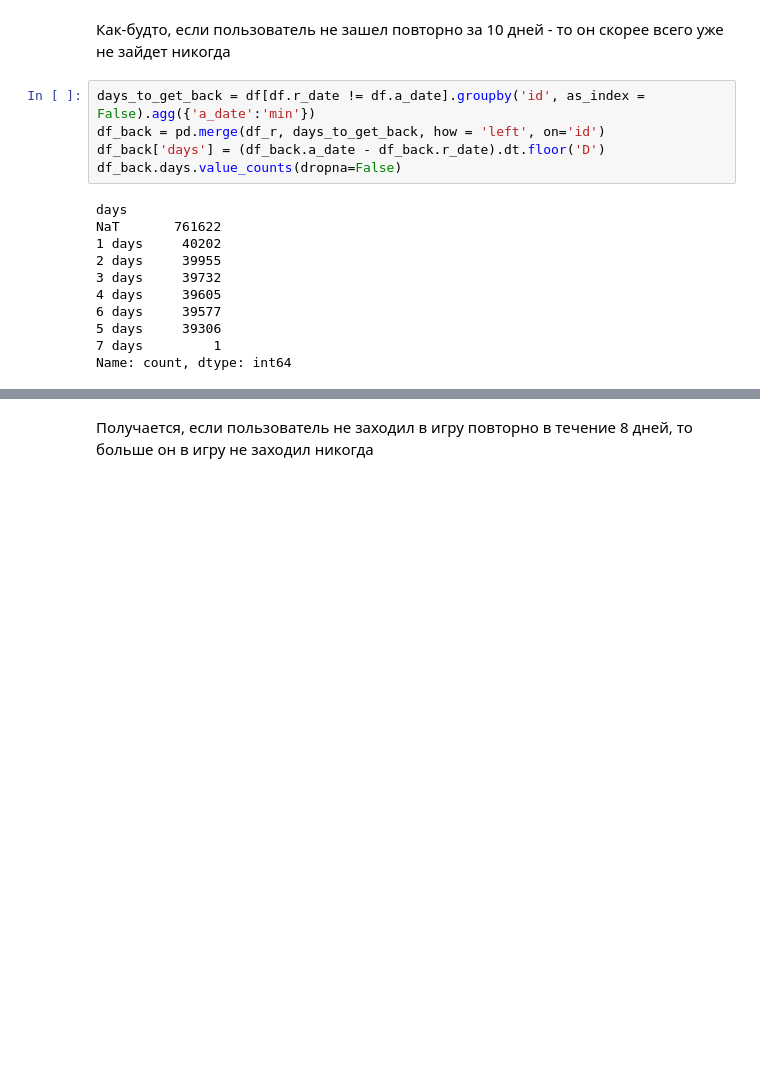
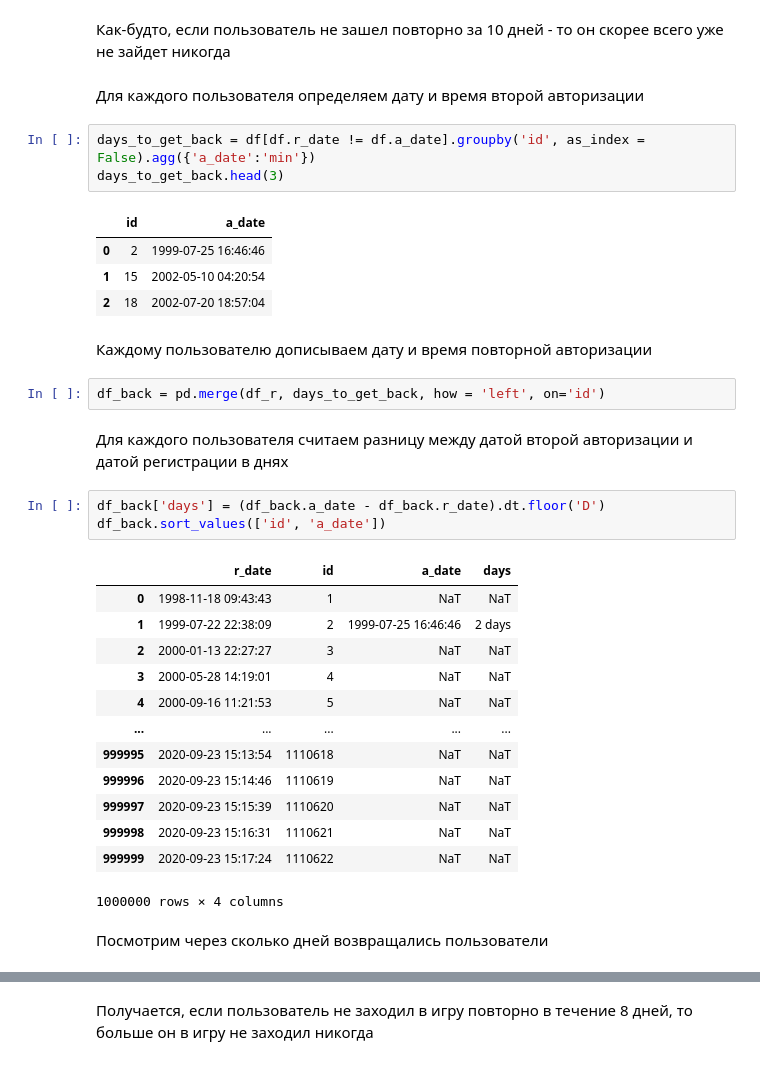
Before and after one commit to sortvalues/my_rep_01, a Jupyter notebook: analysis/retention_users_by_date_from_registration/retention_users_by_date_from_registration.ipynb, the cells around one changed output, grey strips where cells are left out. Saved outputs shown, nothing was run; the diff lists cells and outputs as text; blank space fills up the shorter version.

```diff
--- a/analysis/retention_users_by_date_from_registration/retention_users_by_date_from_registration.ipynb
+++ b/analysis/retention_users_by_date_from_registration/retention_users_by_date_from_registration.ipynb
@@ -219,19 +219,38 @@ plt.show()
 [figure]
 # %% [markdown]
 Как-будто, если пользователь не зашел повторно за 10 дней - то он скорее всего уже не зайдет никогда
+# %% [markdown]
+Для каждого пользователя определяем дату и время второй авторизации
 # %%
 days_to_get_back = df[df.r_date != df.a_date].groupby('id', as_index = False).agg({'a_date':'min'})
-df_back = pd.merge(df_r, days_to_get_back, how = 'left', on='id')
-df_back['days'] = (df_back.a_date - df_back.r_date).dt.floor('D')
-df_back.days.value_counts(dropna=False)
+days_to_get_back.head(3)
 # %% [output]
-days
-NaT       761622
-1 days     40202
-2 days     39955
-3 days     39732
-4 days     39605
-6 days     39577
-5 days     39306
-7 days         1
-Name: count, dtype: int64
+|  | id | a_date |
+| 0 | 2 | 1999-07-25 16:46:46 |
+| 1 | 15 | 2002-05-10 04:20:54 |
+| 2 | 18 | 2002-07-20 18:57:04 |
+# %% [markdown]
+Каждому пользователю дописываем дату и время повторной авторизации
+# %%
+df_back = pd.merge(df_r, days_to_get_back, how = 'left', on='id')
+# %% [markdown]
+Для каждого пользователя считаем разницу между датой второй авторизации и датой регистрации в днях
+# %%
+df_back['days'] = (df_back.a_date - df_back.r_date).dt.floor('D')
+df_back.sort_values(['id', 'a_date'])
+# %% [output]
+|  | r_date | id | a_date | days |
+| 0 | 1998-11-18 09:43:43 | 1 | NaT | NaT |
+| 1 | 1999-07-22 22:38:09 | 2 | 1999-07-25 16:46:46 | 2 days |
+| 2 | 2000-01-13 22:27:27 | 3 | NaT | NaT |
+| 3 | 2000-05-28 14:19:01 | 4 | NaT | NaT |
+| 4 | 2000-09-16 11:21:53 | 5 | NaT | NaT |
+| ... | ... | ... | ... | ... |
+| 999995 | 2020-09-23 15:13:54 | 1110618 | NaT | NaT |
+| 999996 | 2020-09-23 15:14:46 | 1110619 | NaT | NaT |
+| 999997 | 2020-09-23 15:15:39 | 1110620 | NaT | NaT |
+| 999998 | 2020-09-23 15:16:31 | 1110621 | NaT | NaT |
+| 999999 | 2020-09-23 15:17:24 | 1110622 | NaT | NaT |
+1000000 rows × 4 columns
+# %% [markdown]
+Посмотрим через сколько дней возвращались пользователи
```
Also changed, not shown: parts of 7 cells of this notebook, 4 other files.
